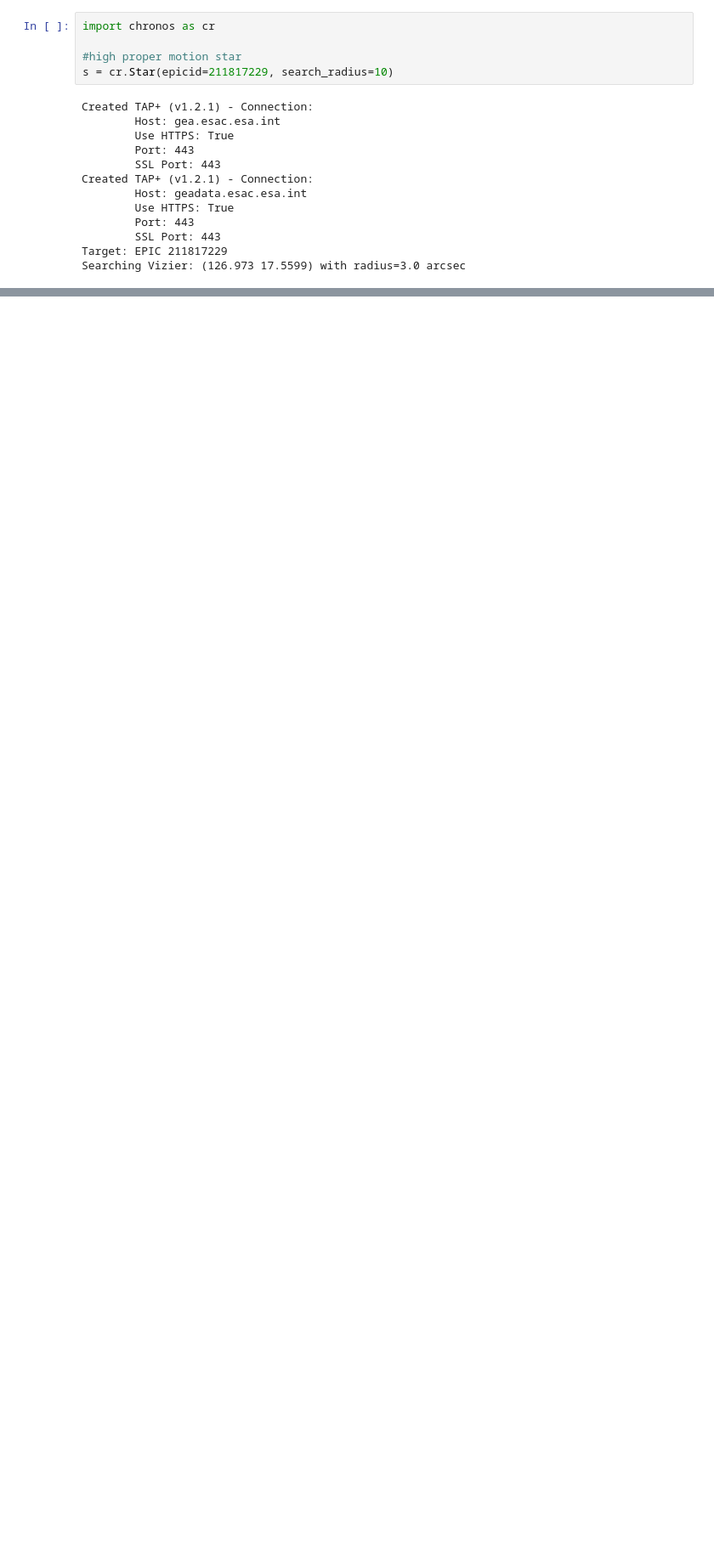
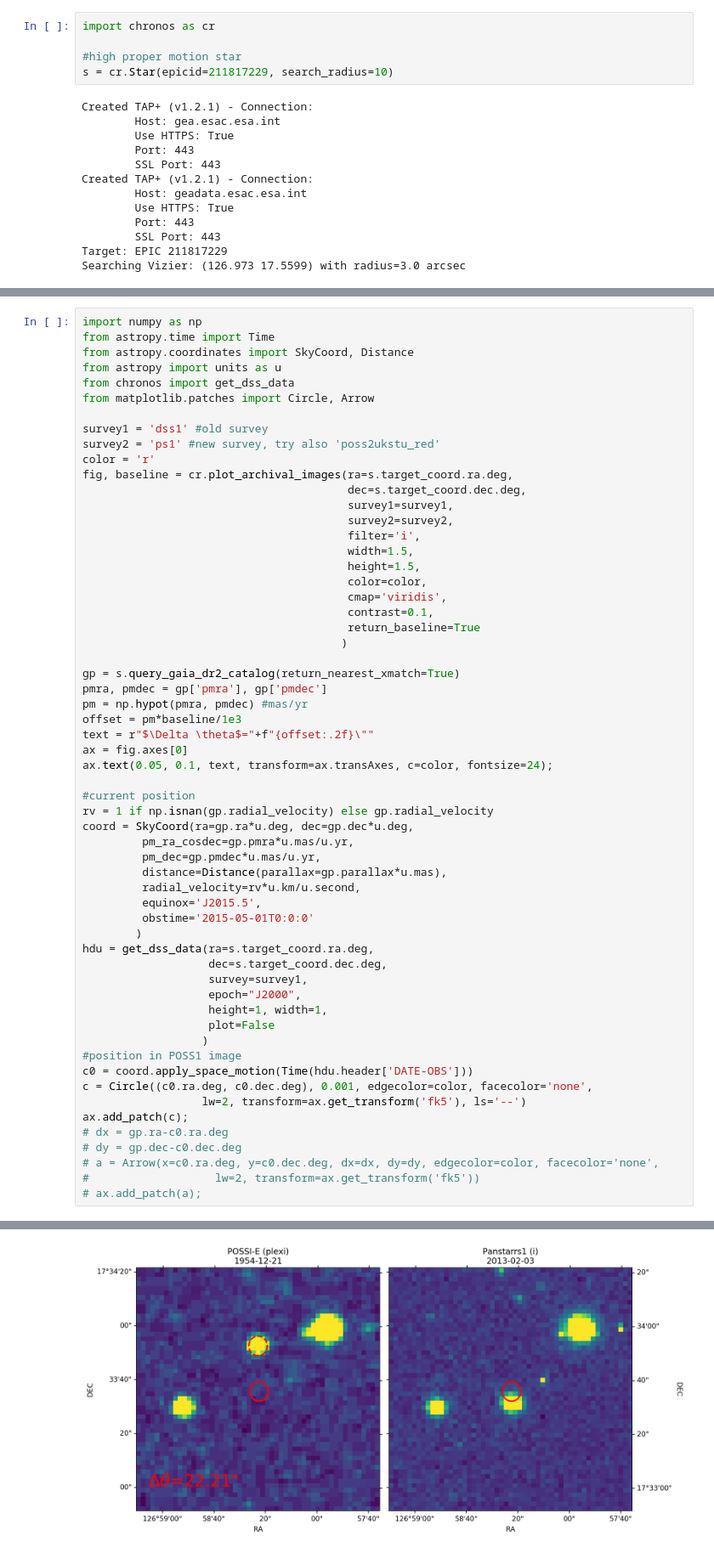
Before and after one commit to jpdeleon/chronos, a Jupyter notebook: notebooks/examples-archival_imaging.ipynb, the cells around one changed output, grey strips where cells are left out. Shown at 85% size. Cells and saved outputs as stored; diff of their text form; blank space fills up the shorter version.

```diff
--- a/notebooks/examples-archival_imaging.ipynb
+++ b/notebooks/examples-archival_imaging.ipynb
@@ -50,0 +30,60 @@ See https://arxiv.org/pdf/1804.11082.pdf
+# %%
+import numpy as np
+from astropy.time import Time
+from astropy.coordinates import SkyCoord, Distance
+from astropy import units as u
+from chronos import get_dss_data
+from matplotlib.patches import Circle, Arrow
+
+survey1 = 'dss1' #old survey
+survey2 = 'ps1' #new survey, try also 'poss2ukstu_red'
+color = 'r'
+fig, baseline = cr.plot_archival_images(ra=s.target_coord.ra.deg,
+                                        dec=s.target_coord.dec.deg,
+                                        survey1=survey1,
+                                        survey2=survey2,
+                                        filter='i',
+                                        width=1.5,
+                                        height=1.5,
+                                        color=color,
+                                        cmap='viridis',
+                                        contrast=0.1,
+                                        return_baseline=True
+                                       )
+
+gp = s.query_gaia_dr2_catalog(return_nearest_xmatch=True)
+pmra, pmdec = gp['pmra'], gp['pmdec']
+pm = np.hypot(pmra, pmdec) #mas/yr
+offset = pm*baseline/1e3
+text = r"$\Delta \theta$="+f"{offset:.2f}\""
+ax = fig.axes[0]
+ax.text(0.05, 0.1, text, transform=ax.transAxes, c=color, fontsize=24);
+
+#current position
+rv = 1 if np.isnan(gp.radial_velocity) else gp.radial_velocity
+coord = SkyCoord(ra=gp.ra*u.deg, dec=gp.dec*u.deg,
+         pm_ra_cosdec=gp.pmra*u.mas/u.yr,
+         pm_dec=gp.pmdec*u.mas/u.yr,
+         distance=Distance(parallax=gp.parallax*u.mas),
+         radial_velocity=rv*u.km/u.second,
+         equinox='J2015.5',
+         obstime='2015-05-01T0:0:0'
+        )
+hdu = get_dss_data(ra=s.target_coord.ra.deg,
+                   dec=s.target_coord.dec.deg,
+                   survey=survey1,
+                   epoch="J2000",
+                   height=1, width=1,
+                   plot=False
+                  )
+#position in POSS1 image
+c0 = coord.apply_space_motion(Time(hdu.header['DATE-OBS']))
+c = Circle((c0.ra.deg, c0.dec.deg), 0.001, edgecolor=color, facecolor='none',
+                  lw=2, transform=ax.get_transform('fk5'), ls='--')
+ax.add_patch(c);
+# dx = gp.ra-c0.ra.deg
+# dy = gp.dec-c0.dec.deg
+# a = Arrow(x=c0.ra.deg, y=c0.dec.deg, dx=dx, dy=dy, edgecolor=color, facecolor='none',
+#                   lw=2, transform=ax.get_transform('fk5'))
+# ax.add_patch(a);
+# %% [output]
@@ -50,0 +98 @@ See https://arxiv.org/pdf/1804.11082.pdf
+[figure, added]
```
Also changed, not shown: parts of 4 cells of this notebook, 6 other files.
